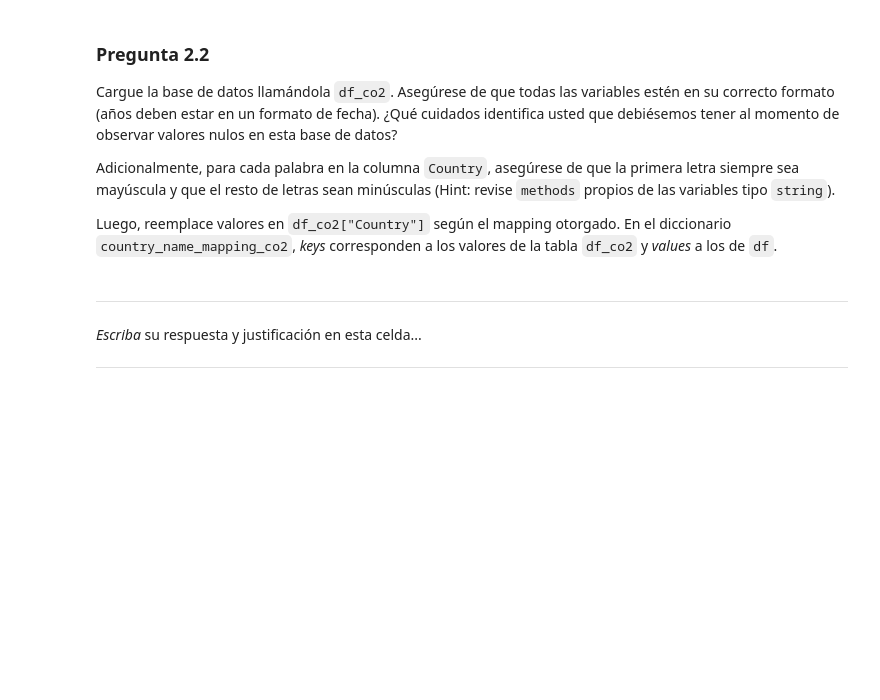
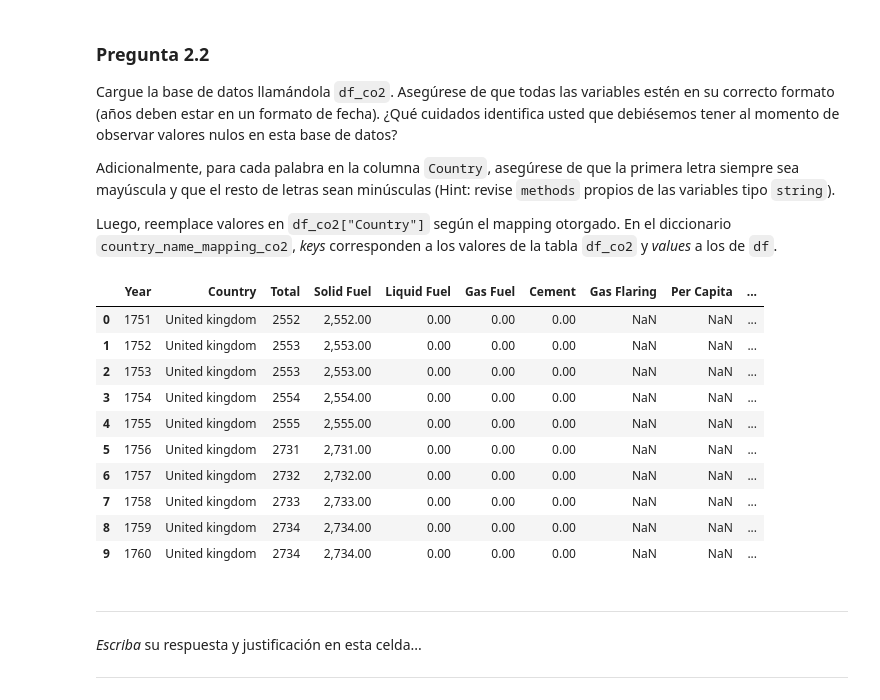
Before and after one commit to fabelo4/AMLE-2025, a Jupyter notebook: Tarea 1.ipynb, the cells around one changed output. Drawn from its saved outputs; the diff is of its cells as text; code cells hidden in the pictures; blank space fills up the shorter version.

```diff
--- a/Tarea 1.ipynb
+++ b/Tarea 1.ipynb
@@ -733,3 +908,28 @@ country_name_mapping_co2 = {
+# %%
+
+#Volvemos los nombre de los paises a minuscula
+df_co2["Country"] = df_co2["Country"].str.casefold()
+#Convertimos en mayuscula la primera letra de cada pais
+df_co2["Country"] = df_co2["Country"].str.capitalize()
+#Reemplazamos los nombres de los paises con los del mapping
+df_co2["Country"] = df_co2["Country"].replace(country_name_mapping_co2)
+
+#formateamos nueva variable date como año en base a variable year
+df_co2["Year"] = pd.to_datetime(df_co2["Year"], format='%Y')
+df_co2["Year"]= df_co2['Year'].dt.strftime('%Y')
+df_co2.head(10)
+# %% [output]
+|  | Year | Country | Total | Solid Fuel | Liquid Fuel | Gas Fuel | Cement | Gas Flaring | Per Capita | ... |
+| 0 | 1751 | United kingdom | 2552 | 2,552.00 | 0.00 | 0.00 | 0.00 | NaN | NaN | ... |
+| 1 | 1752 | United kingdom | 2553 | 2,553.00 | 0.00 | 0.00 | 0.00 | NaN | NaN | ... |
+| 2 | 1753 | United kingdom | 2553 | 2,553.00 | 0.00 | 0.00 | 0.00 | NaN | NaN | ... |
+| 3 | 1754 | United kingdom | 2554 | 2,554.00 | 0.00 | 0.00 | 0.00 | NaN | NaN | ... |
+| 4 | 1755 | United kingdom | 2555 | 2,555.00 | 0.00 | 0.00 | 0.00 | NaN | NaN | ... |
+| 5 | 1756 | United kingdom | 2731 | 2,731.00 | 0.00 | 0.00 | 0.00 | NaN | NaN | ... |
+| 6 | 1757 | United kingdom | 2732 | 2,732.00 | 0.00 | 0.00 | 0.00 | NaN | NaN | ... |
+| 7 | 1758 | United kingdom | 2733 | 2,733.00 | 0.00 | 0.00 | 0.00 | NaN | NaN | ... |
+| 8 | 1759 | United kingdom | 2734 | 2,734.00 | 0.00 | 0.00 | 0.00 | NaN | NaN | ... |
+| 9 | 1760 | United kingdom | 2734 | 2,734.00 | 0.00 | 0.00 | 0.00 | NaN | NaN | ... |
 # %% [markdown]
 
 
```
Also changed, not shown: parts of 10 cells of this notebook, 1 other file.
